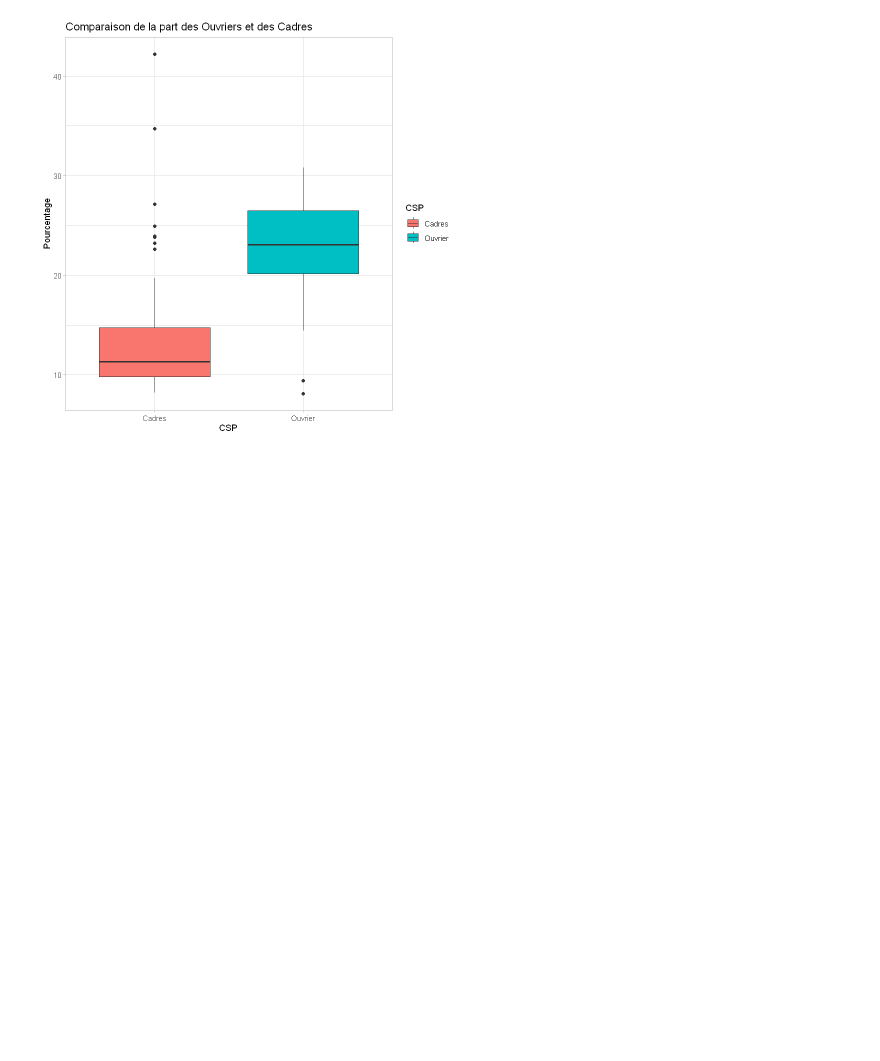
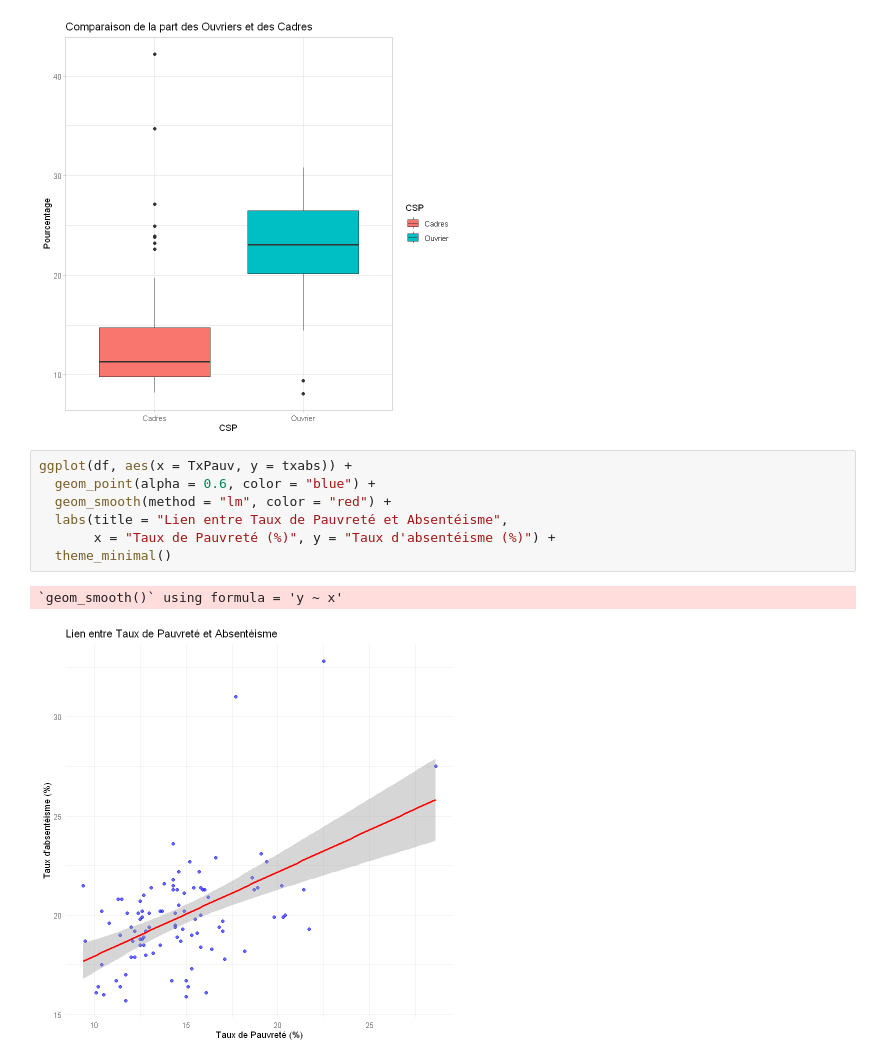
Before and after one commit to helio-aubrun/demos, a Jupyter notebook: r.ipynb, the cells around one changed output. Drawn from its saved outputs; the diff is of its cells as text; blank space fills up the shorter version.

```diff
--- a/r.ipynb
+++ b/r.ipynb
@@ -54,3 +56,13 @@ ggplot(df_csp, aes(x = CSP, y = Pourcentage, fill = CSP)) +
   theme_light()
 # %% [output]
 [figure]
+# %%
+ggplot(df, aes(x = TxPauv, y = txabs)) +
+  geom_point(alpha = 0.6, color = "blue") +
+  geom_smooth(method = "lm", color = "red") +
+  labs(title = "Lien entre Taux de Pauvreté et Absentéisme",
+       x = "Taux de Pauvreté (%)", y = "Taux d'absentéisme (%)") +
+  theme_minimal()
+# %% [output]
+`geom_smooth()` using formula = 'y ~ x'
+[figure, added]
```
Also changed, not shown: parts of 3 cells of this notebook.
